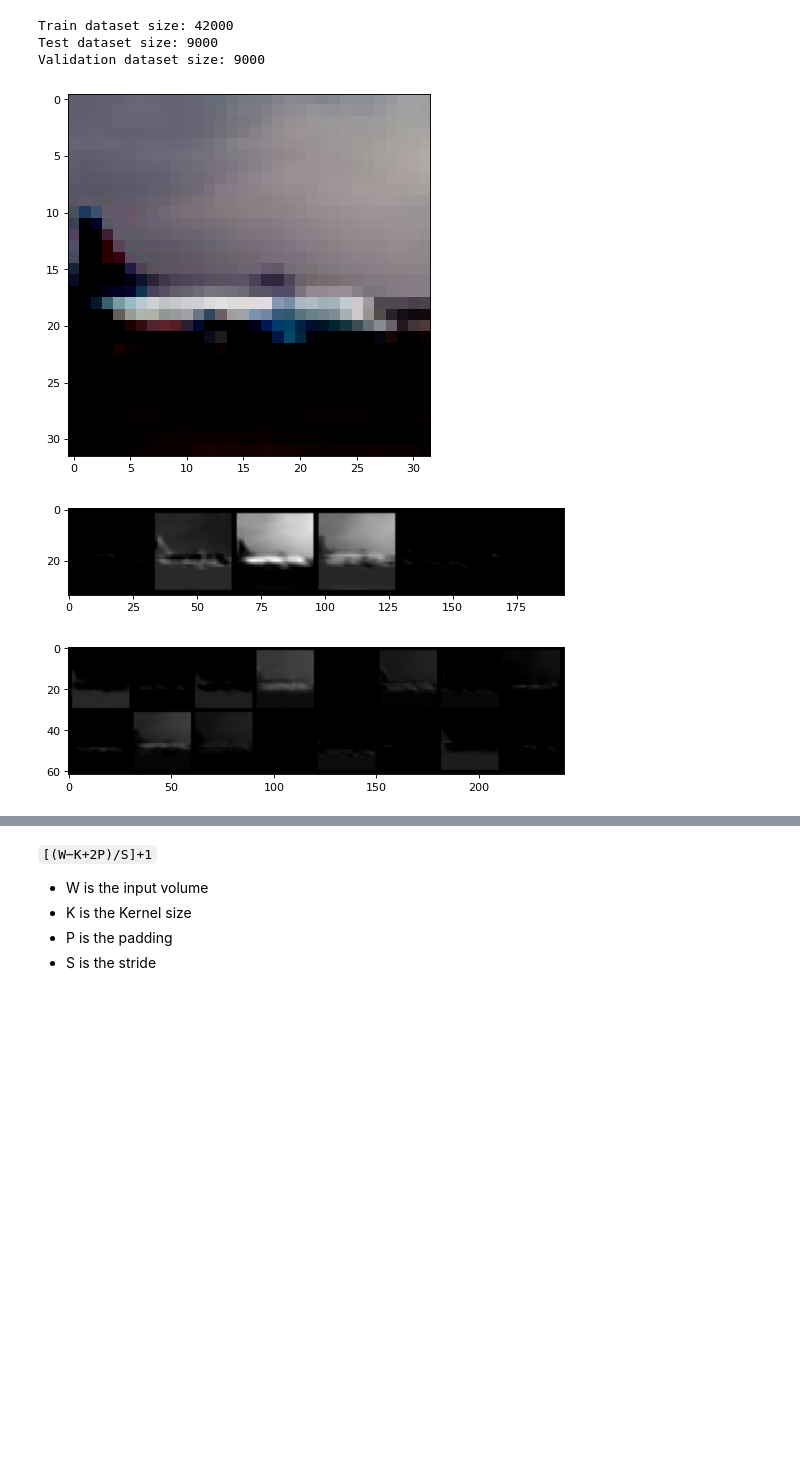
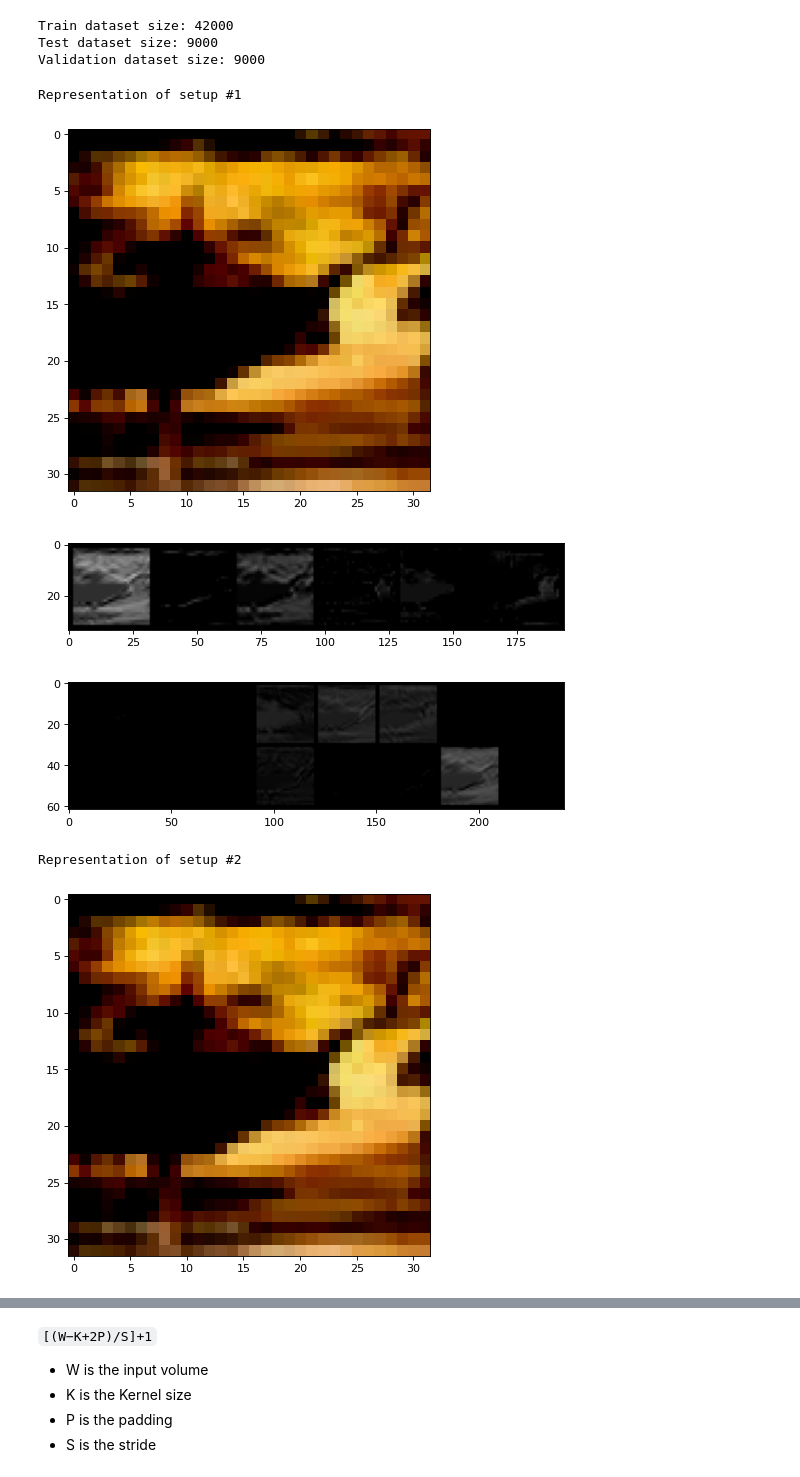
Before and after one commit to versenyi98/CIFAR-10-classsification, a Jupyter notebook: CIFAR-10 Classification.ipynb, the cells around one changed output, grey strips where cells are left out. Drawn from its saved outputs; the diff is of its cells as text; code cells hidden in the pictures; blank space fills up the shorter version.

Commit message:
Add every CNN setups representation

```diff
--- a/CIFAR-10 Classification.ipynb
+++ b/CIFAR-10 Classification.ipynb
@@ -87,28 +87,34 @@ def cnn_result_to_tensor(result):
         image_list.append([i.tolist()])
     tensor = torch.FloatTensor(image_list)
     return tensor
-# %%
-trainloader_ = torch.utils.data.DataLoader(trainset, batch_size=1, shuffle=True, num_workers=2)
-
-for idx, data in enumerate(trainloader_):
-    inputs, labels = data
-    inputs = F.relu(inputs)
-
-    imshow(torchvision.utils.make_grid(inputs))
-
-    conv = nn.Conv2d(3, 6, 3)
-    inputs = F.relu(conv(inputs))
-
-    tensor = cnn_result_to_tensor(inputs)
-    imshow(torchvision.utils.make_grid(tensor))
-
-    conv = nn.Conv2d(6, 16, 3)
-    inputs = F.relu(conv(inputs))
-    tensor = cnn_result_to_tensor(inputs)
-    imshow(torchvision.utils.make_grid(tensor))
-
-    break
-# %% [output]
-[figure, removed]
-[figure, removed]
-[figure, removed]
+# %%
+def create_image_representation(conv_layers, inputs):
+    inputs = F.relu(inputs)
+    imshow(torchvision.utils.make_grid(inputs))
+
+    for conv in conv_layers:
+        inputs = F.relu(conv(inputs))
+        tensor = cnn_result_to_tensor(inputs)
+        imshow(torchvision.utils.make_grid(tensor))
+# %%
+setups = [
+    [nn.Conv2d(3, 6, 3), nn.Conv2d(6, 16, 3)],
+    [nn.Conv2d(3, 6, 5), nn.Conv2d(6, 16, 5)],
+    [nn.Conv2d(3, 4, 3), nn.Conv2d(4, 8, 3)],
+    [nn.Conv2d(3, 32, 3), nn.Conv2d(32, 64, 3), nn.Conv2d(64, 128, 3)]
+]
+# %%
+trainloader_ = torch.utils.data.DataLoader(trainset, batch_size=1, shuffle=True, num_workers=2)
+
+inputs, labels = next(iter(trainloader_))
+# %%
+for idx, setup in enumerate(setups):
+    print(f"Representation of setup #{idx + 1}")
+    create_image_representation(setup, inputs)
+# %% [output]
+Representation of setup #1
+[figure, added]
+[figure, added]
+[figure, added]
+Representation of setup #2
+[figure, added]
```
Also changed, not shown: parts of 1 cell of this notebook.
